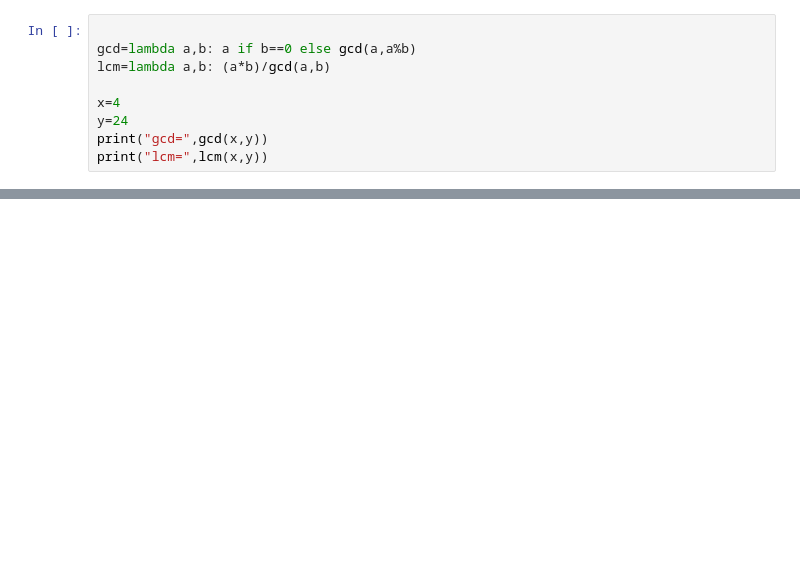
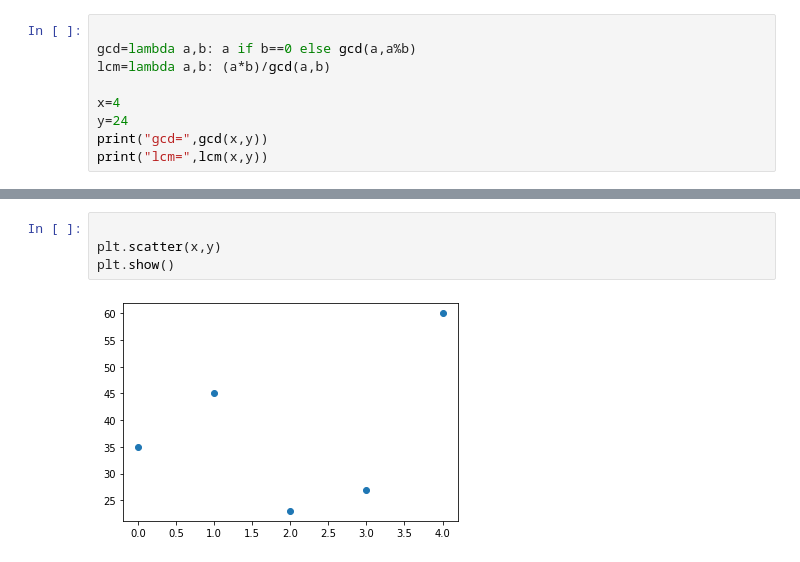
Before and after one commit to praveen8142/ppl, a Jupyter notebook: 19A21A0582_PraveenReddy.ipynb, the cells around one changed output, grey strips where cells are left out. Drawn from its saved outputs; the diff is of its cells as text; blank space fills up the shorter version.

```diff
--- a/19A21A0582_PraveenReddy.ipynb
+++ b/19A21A0582_PraveenReddy.ipynb
@@ -540,0 +2387,6 @@ print("lcm=",lcm(x,y))
+# %%
+
+plt.scatter(x,y)
+plt.show()
+# %% [output]
+[figure, added]
```
Also changed, not shown: parts of 230 cells of this notebook.
